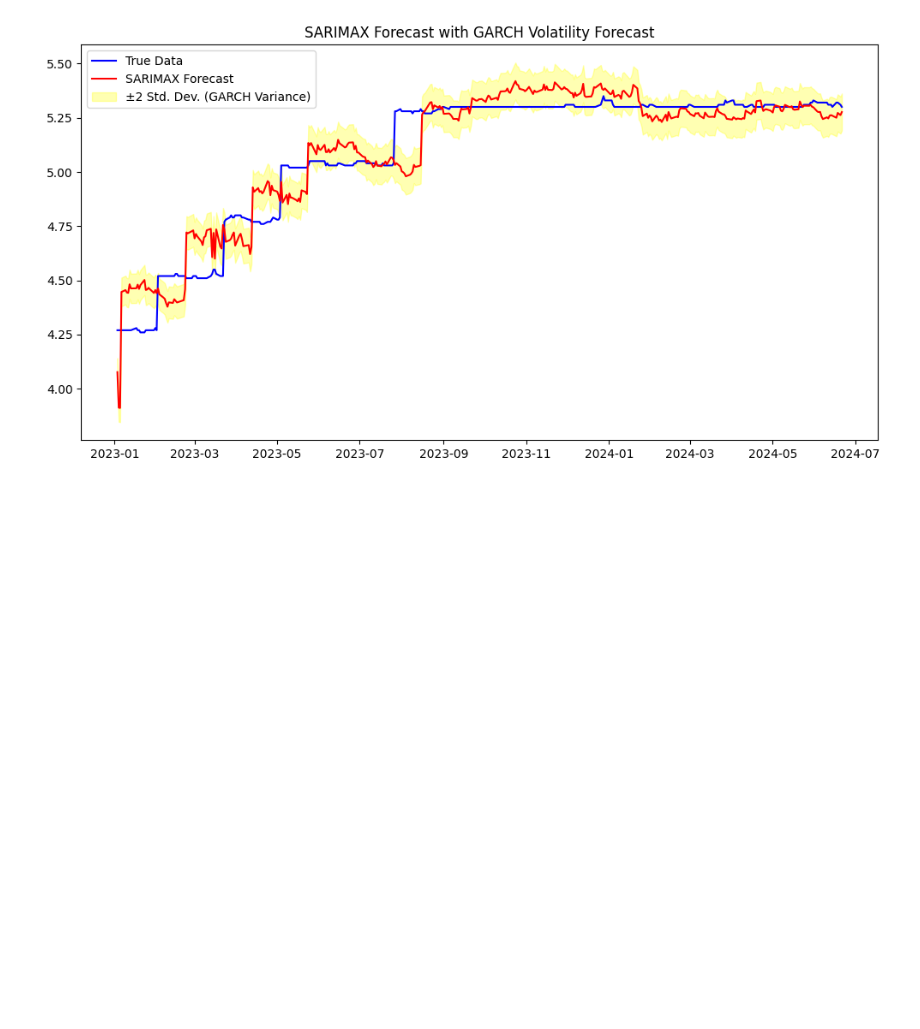
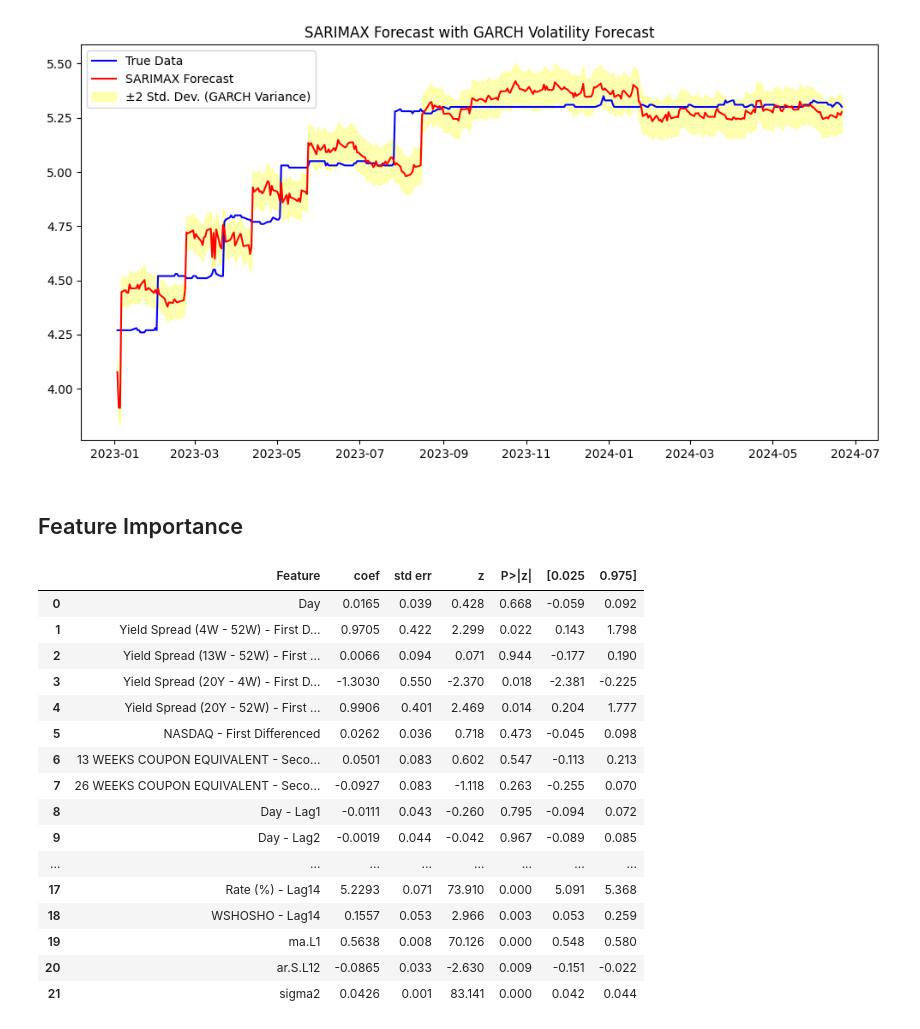
Before and after one commit to punchnami/AI-Powered-Research-Query-Chatbot, a Jupyter notebook: final_consolidated_SARIMAX.ipynb, the cells around one changed output. Drawn from its saved outputs; the diff is of its cells as text; code cells hidden in the pictures; blank space fills up the shorter version.

Commit message:
Final consolidated SARIMAX file.

```diff
--- a/final_consolidated_SARIMAX.ipynb
+++ b/final_consolidated_SARIMAX.ipynb
@@ -2166,3 +2126,47 @@ plt.title('SARIMAX Forecast with GARCH Volatility Forecast')
 plt.show()
 # %% [output]
 [figure]
+# %% [markdown]
+## Feature Importance
+# %%
+feature_names = X_train.columns.to_list()
+
+# Extract the parameter names from the SARIMAX results
+params = pd.read_html(model_fit.summary().tables[1].as_html(), header=0, index_col=0)[0].index.tolist()
+
+# Create a list of the coefficient names (assuming the pattern x1, x2, ..., xN)
+coefficient_names = [f'x{i}' for i in range(1, len(params) + 1)]
+
+# Map the coefficient names to the original feature names
+mapping = {coef: name for coef, name in zip(coefficient_names, feature_names)}
+
+# Create a DataFrame to visualize the mapping
+mapping_df = pd.DataFrame(list(mapping.items()), columns=['Coefficient', 'Feature Name'])
+# %%
+summary_df = pd.DataFrame(pd.read_html(model_fit.summary().tables[1].as_html(), header=0, index_col=0)[0])
+# %%
+feature_df_final = pd.merge(mapping_df, summary_df, left_on='Coefficient', right_index=True, how='right')
+feature_df_final['Feature'] = feature_df_final['Feature Name'].fillna(feature_df_final['Coefficient'])
+feature_df_final = feature_df_final.drop(columns=['Feature Name', 'Coefficient'])
+feature_df_final.reset_index(inplace=True)
+feature_df_final.drop(columns=['index'], inplace=True)
+feature_df_final = feature_df_final[['Feature', 'coef', 'std err', 'z', 'P>|z|', '[0.025', '0.975]']]
+feature_df_final
+# %% [output]
+|  | Feature | coef | std err | z | P>|z| | [0.025 | 0.975] |
+| 0 | Day | 0.0165 | 0.039 | 0.428 | 0.668 | -0.059 | 0.092 |
+| 1 | Yield Spread (4W - 52W) - First D... | 0.9705 | 0.422 | 2.299 | 0.022 | 0.143 | 1.798 |
+| 2 | Yield Spread (13W - 52W) - First ... | 0.0066 | 0.094 | 0.071 | 0.944 | -0.177 | 0.190 |
+| 3 | Yield Spread (20Y - 4W) - First D... | -1.3030 | 0.550 | -2.370 | 0.018 | -2.381 | -0.225 |
+| 4 | Yield Spread (20Y - 52W) - First ... | 0.9906 | 0.401 | 2.469 | 0.014 | 0.204 | 1.777 |
+| 5 | NASDAQ - First Differenced | 0.0262 | 0.036 | 0.718 | 0.473 | -0.045 | 0.098 |
+| 6 | 13 WEEKS COUPON EQUIVALENT - Seco... | 0.0501 | 0.083 | 0.602 | 0.547 | -0.113 | 0.213 |
+| 7 | 26 WEEKS COUPON EQUIVALENT - Seco... | -0.0927 | 0.083 | -1.118 | 0.263 | -0.255 | 0.070 |
+| 8 | Day - Lag1 | -0.0111 | 0.043 | -0.260 | 0.795 | -0.094 | 0.072 |
+| 9 | Day - Lag2 | -0.0019 | 0.044 | -0.042 | 0.967 | -0.089 | 0.085 |
+| ... | ... | ... | ... | ... | ... | ... | ... |
+| 17 | Rate (%) - Lag14 | 5.2293 | 0.071 | 73.910 | 0.000 | 5.091 | 5.368 |
+| 18 | WSHOSHO - Lag14 | 0.1557 | 0.053 | 2.966 | 0.003 | 0.053 | 0.259 |
+| 19 | ma.L1 | 0.5638 | 0.008 | 70.126 | 0.000 | 0.548 | 0.580 |
+| 20 | ar.S.L12 | -0.0865 | 0.033 | -2.630 | 0.009 | -0.151 | -0.022 |
+| 21 | sigma2 | 0.0426 | 0.001 | 83.141 | 0.000 | 0.042 | 0.044 |
```
Also changed, not shown: parts of 18 cells of this notebook.
